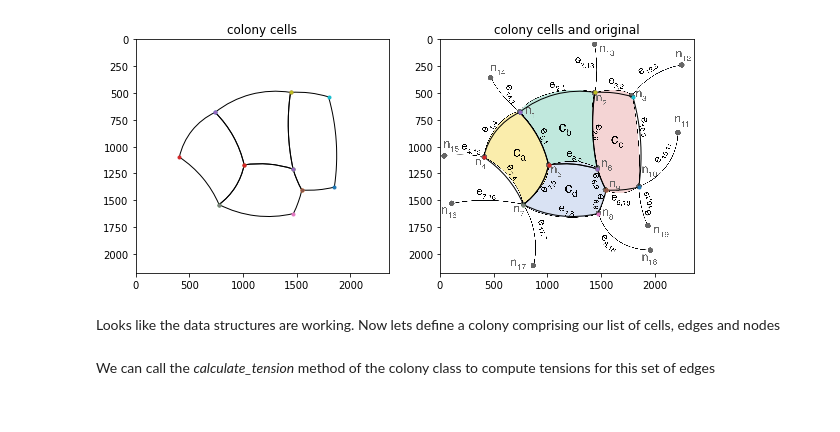
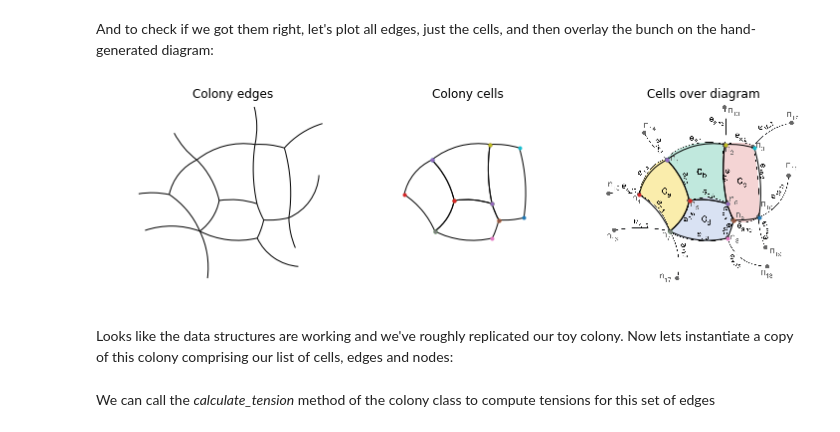
Before and after one commit to AllenCellModeling/DLITE, a Jupyter notebook: Notebooks/Example.ipynb, the cells around one changed output. Saved outputs shown, nothing was run; the diff lists cells and outputs as text; code cells hidden in the pictures.

Commit message:
Add detail to Example.ipynb descriptions and rerun.
Checking results across installations and increasing the detail of the markdown cells.

```diff
--- a/Notebooks/Example.ipynb
+++ b/Notebooks/Example.ipynb
@@ -110,26 +112,36 @@ cells = [cell(cell_a_nodes, cell_a_edges),
          cell(cell_b_nodes, cell_b_edges),
          cell(cell_c_nodes, cell_c_edges),
          cell(cell_d_nodes, cell_d_edges)]
+# %% [markdown]
+And to check if we got them right, let's plot all edges, just the cells, and then overlay the bunch on the hand-generated diagram:
 # %%
-fig, axes = plt.subplots(1,2,figsize=(10,6))
+fig, axes = plt.subplots(1, 3, figsize=(12,4))
 
-## By itself
-[cell.plot(axes[0]) for cell in cells];
-# [edge.plot(axes[0]) for edge in edges];
-axes[0].set_title("colony cells")
+## All edges
+axes[0].set_title("Colony edges")
+for edge in edges:
+    edge.plot(axes[0])
+
+## Just the cells
+axes[1].set_title("Colony cells")
+for cell in cells:
+    cell.plot(axes[1])
 
 ## With original image
-img = matplotlib.image.imread('img/cell_vertex_graph.png')
-axes[1].imshow(img)
-[cell.plot(axes[1]) for cell in cells]
-axes[1].set_title("colony cells and original")
+axes[2].set_title("Cells over diagram")
+img = plt.matplotlib.image.imread('img/cell_vertex_graph.png')
+axes[2].imshow(img)
+for cell in cells:
+    cell.plot(axes[2])
 
-[a.set(xlim=(0,img.shape[1]), ylim=(img.shape[0], 0), aspect=1) for a in axes]
-plt.show()
+## Formatting
+for ax in axes:
+    ax.set(xlim=(0,img.shape[1]), ylim=(img.shape[0], 0), aspect=1)
+    ax.axis('off')
 # %% [output]
-[figure, old version]
+[figure, new version]
 # %% [markdown]
-Looks like the data structures are working. Now lets define a colony comprising our list of cells, edges and nodes
+Looks like the data structures are working and we've roughly replicated our toy colony. Now lets instantiate a copy of this colony comprising our list of cells, edges and nodes:
 # %%
 this_colony = colony(cells, edges, nodes)
 # %% [markdown]
```
Also changed, not shown: parts of 14 cells of this notebook.
